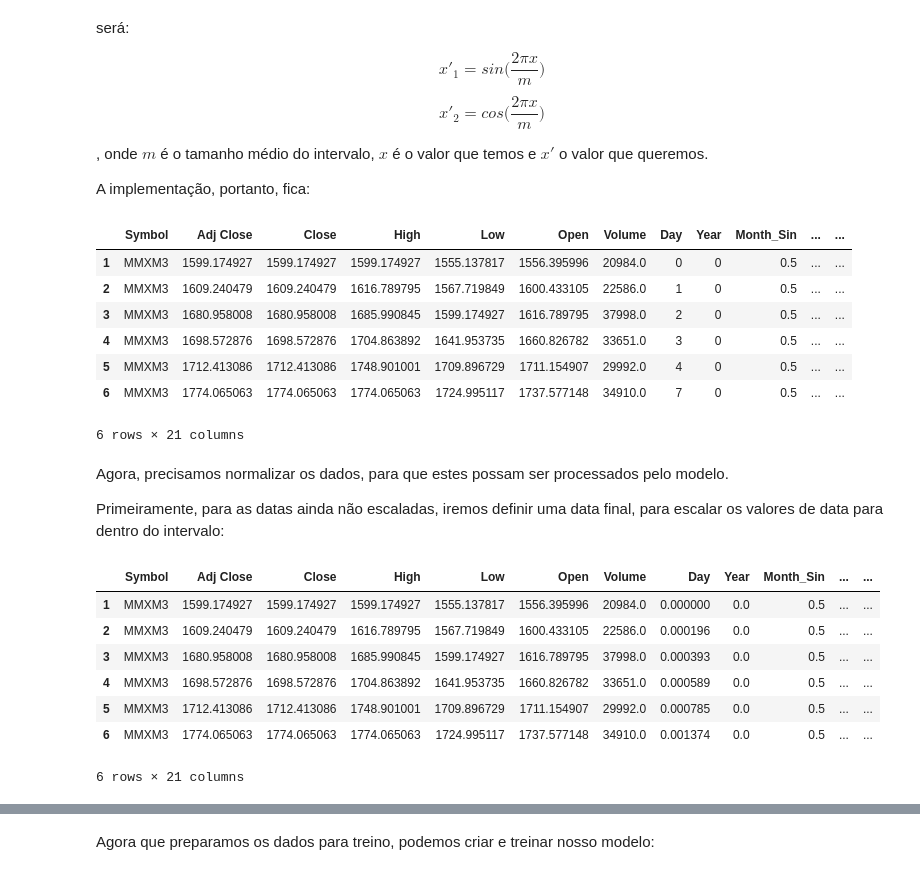
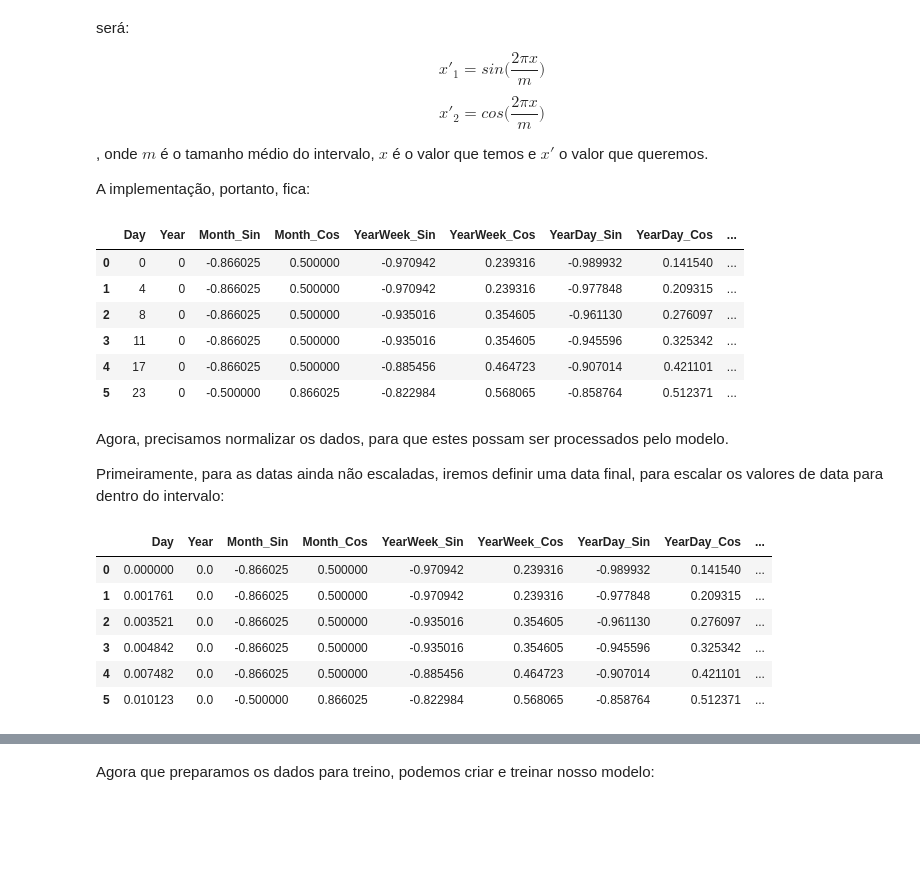
Before and after one commit to gabrielmaia2/trabalho-ml2023, a Jupyter notebook: Trabalho.ipynb, the cells around one changed output, grey strips where cells are left out. Saved outputs shown, nothing was run; the diff lists cells and outputs as text; code cells hidden in the pictures; blank space fills up the shorter version.

```diff
--- a/Trabalho.ipynb
+++ b/Trabalho.ipynb
@@ -146,0 +47,6 @@ array(['MMXM3', 'BMIN3', 'BRPR3', 'JBSS3', 'ITUB3', 'BMGB4', 'DEXP4',
+# %%
+import investpy as inv
+
+br = inv.stocks.get_stocks(country='brazil')
+br = br[br['symbol'].str.fullmatch(r'\w{4}\d{1,2}')]['symbol']
+br
@@ -146,0 +110,8 @@ array(['MMXM3', 'BMIN3', 'BRPR3', 'JBSS3', 'ITUB3', 'BMGB4', 'DEXP4',
+# %%
+# Threshold
+minnancol = data.isna().sum(axis=1).min()
+nanthresh = len(data.columns) - 1.5 * minnancol
+
+# Dropped rows with null values
+data = data.dropna(axis=0, thresh=nanthresh)
+data.head(4)
@@ -146,0 +131,6 @@ array(['MMXM3', 'BMIN3', 'BRPR3', 'JBSS3', 'ITUB3', 'BMGB4', 'DEXP4',
+# %%
+d = data.loc[:, data.isna().any(axis=0)]
+d = d.columns.remove_unused_levels()
+data = data.drop(d.levels[1], axis=1, level=1)
+data.columns = data.columns.remove_unused_levels()
+data.head(4)
@@ -153,10 +154,10 @@ do ano, dia do ano, dia do mês, dia
 da semana e trimestre:
 # %%
 # Pegando a menor data no dataset e usando ela como data inicial
-dates = pd.to_datetime(data['Date'], utc=True)
+dates = pd.DataFrame(data.index).apply(pd.to_datetime, utc=True).iloc[:, 0]
 startDate = dates.min()
 
-dateData = data.copy()
+dateData = pd.DataFrame()
 dateData['Day'] = (dates - startDate).dt.days
 dateData['Year'] = dates.dt.year - startDate.year
 dateData['Month'] = dates.dt.month # [1-12]
@@ -165,7 +166,6 @@ dateData['YearDay'] = dates.dt.day_of_year  # [1-366]
 dateData['MonthDay'] = dates.dt.day  # [1-31]
 dateData['WeekDay'] = dates.dt.day_of_week  # [0-6]
 dateData['Season'] = dates.dt.quarter  # [1-4]
-dateData.drop('Date', axis=1, inplace=True)
 
 display(dateData.head(6))
 # %% [output]
@@ -203,33 +203,31 @@ A implementação, portanto, fica:
 # %%
 import numpy as np
 
 
 def create_cyclic(data, prop, cycle_size, add_one=False):
     d = (data[prop] + 1) if add_one else data[prop]
     cycle_size = cycle_size + (1 if add_one else 0)
     data[prop + '_Sin'] = np.sin(2 * np.pi * d / cycle_size)
     data[prop + '_Cos'] = np.cos(2 * np.pi * d / cycle_size)
     data.drop(prop, axis=1, inplace=True)
 
 
-cyclicData = dateData.copy()
-create_cyclic(cyclicData, 'Month', 12)
-create_cyclic(cyclicData, 'YearWeek', 52)
-create_cyclic(cyclicData, 'YearDay', 365)
-create_cyclic(cyclicData, 'MonthDay', 31)
-create_cyclic(cyclicData, 'WeekDay', 6, True)
-create_cyclic(cyclicData, 'Season', 4)
+create_cyclic(dateData, 'Month', 12)
+create_cyclic(dateData, 'YearWeek', 52)
+create_cyclic(dateData, 'YearDay', 365)
+create_cyclic(dateData, 'MonthDay', 31)
+create_cyclic(dateData, 'WeekDay', 6, True)
+create_cyclic(dateData, 'Season', 4)
 
-display(cyclicData.head(6))
+display(dateData.head(6))
 # %% [output]
-|  | Symbol | Adj Close | Close | High | Low | Open | Volume | Day | Year | Month_Sin | ... | ... |
-| 1 | MMXM3 | 1599.174927 | 1599.174927 | 1599.174927 | 1555.137817 | 1556.395996 | 20984.0 | 0 | 0 | 0.5 | ... | ... |
-| 2 | MMXM3 | 1609.240479 | 1609.240479 | 1616.789795 | 1567.719849 | 1600.433105 | 22586.0 | 1 | 0 | 0.5 | ... | ... |
-| 3 | MMXM3 | 1680.958008 | 1680.958008 | 1685.990845 | 1599.174927 | 1616.789795 | 37998.0 | 2 | 0 | 0.5 | ... | ... |
-| 4 | MMXM3 | 1698.572876 | 1698.572876 | 1704.863892 | 1641.953735 | 1660.826782 | 33651.0 | 3 | 0 | 0.5 | ... | ... |
-| 5 | MMXM3 | 1712.413086 | 1712.413086 | 1748.901001 | 1709.896729 | 1711.154907 | 29992.0 | 4 | 0 | 0.5 | ... | ... |
-| 6 | MMXM3 | 1774.065063 | 1774.065063 | 1774.065063 | 1724.995117 | 1737.577148 | 34910.0 | 7 | 0 | 0.5 | ... | ... |
+|  | Day | Year | Month_Sin | Month_Cos | YearWeek_Sin | YearWeek_Cos | YearDay_Sin | YearDay_Cos | ... |
+| 0 | 0 | 0 | -0.866025 | 0.500000 | -0.970942 | 0.239316 | -0.989932 | 0.141540 | ... |
+| 1 | 4 | 0 | -0.866025 | 0.500000 | -0.970942 | 0.239316 | -0.977848 | 0.209315 | ... |
+| 2 | 8 | 0 | -0.866025 | 0.500000 | -0.935016 | 0.354605 | -0.961130 | 0.276097 | ... |
+| 3 | 11 | 0 | -0.866025 | 0.500000 | -0.935016 | 0.354605 | -0.945596 | 0.325342 | ... |
+| 4 | 17 | 0 | -0.866025 | 0.500000 | -0.885456 | 0.464723 | -0.907014 | 0.421101 | ... |
+| 5 | 23 | 0 | -0.500000 | 0.866025 | -0.822984 | 0.568065 | -0.858764 | 0.512371 | ... |
-6 rows × 21 columns
 # %% [markdown]
 Agora, precisamos normalizar os dados, para que estes
 possam ser processados pelo modelo.
@@ -241,17 +239,15 @@ para dentro do intervalo:
 # Um ano depois da última data
 endDate = dates.max() + pd.offsets.DateOffset(years=1)
 
-normData = cyclicData.copy()
-normData['Year'] = normData['Year'] / (endDate.year - startDate.year)
-normData['Day'] = normData['Day'] / (endDate - startDate).days
+dateData['Year'] = dateData['Year'] / (endDate.year - startDate.year)
+dateData['Day'] = dateData['Day'] / (endDate - startDate).days
 
-display(normData.head(6))
+display(dateData.head(6))
 # %% [output]
-|  | Symbol | Adj Close | Close | High | Low | Open | Volume | Day | Year | Month_Sin | ... | ... |
-| 1 | MMXM3 | 1599.174927 | 1599.174927 | 1599.174927 | 1555.137817 | 1556.395996 | 20984.0 | 0.000000 | 0.0 | 0.5 | ... | ... |
-| 2 | MMXM3 | 1609.240479 | 1609.240479 | 1616.789795 | 1567.719849 | 1600.433105 | 22586.0 | 0.000196 | 0.0 | 0.5 | ... | ... |
-| 3 | MMXM3 | 1680.958008 | 1680.958008 | 1685.990845 | 1599.174927 | 1616.789795 | 37998.0 | 0.000393 | 0.0 | 0.5 | ... | ... |
-| 4 | MMXM3 | 1698.572876 | 1698.572876 | 1704.863892 | 1641.953735 | 1660.826782 | 33651.0 | 0.000589 | 0.0 | 0.5 | ... | ... |
-| 5 | MMXM3 | 1712.413086 | 1712.413086 | 1748.901001 | 1709.896729 | 1711.154907 | 29992.0 | 0.000785 | 0.0 | 0.5 | ... | ... |
-| 6 | MMXM3 | 1774.065063 | 1774.065063 | 1774.065063 | 1724.995117 | 1737.577148 | 34910.0 | 0.001374 | 0.0 | 0.5 | ... | ... |
+|  | Day | Year | Month_Sin | Month_Cos | YearWeek_Sin | YearWeek_Cos | YearDay_Sin | YearDay_Cos | ... |
+| 0 | 0.000000 | 0.0 | -0.866025 | 0.500000 | -0.970942 | 0.239316 | -0.989932 | 0.141540 | ... |
+| 1 | 0.001761 | 0.0 | -0.866025 | 0.500000 | -0.970942 | 0.239316 | -0.977848 | 0.209315 | ... |
+| 2 | 0.003521 | 0.0 | -0.866025 | 0.500000 | -0.935016 | 0.354605 | -0.961130 | 0.276097 | ... |
+| 3 | 0.004842 | 0.0 | -0.866025 | 0.500000 | -0.935016 | 0.354605 | -0.945596 | 0.325342 | ... |
+| 4 | 0.007482 | 0.0 | -0.866025 | 0.500000 | -0.885456 | 0.464723 | -0.907014 | 0.421101 | ... |
+| 5 | 0.010123 | 0.0 | -0.500000 | 0.866025 | -0.822984 | 0.568065 | -0.858764 | 0.512371 | ... |
-6 rows × 21 columns
```
Also changed, not shown: parts of 33 cells of this notebook.
